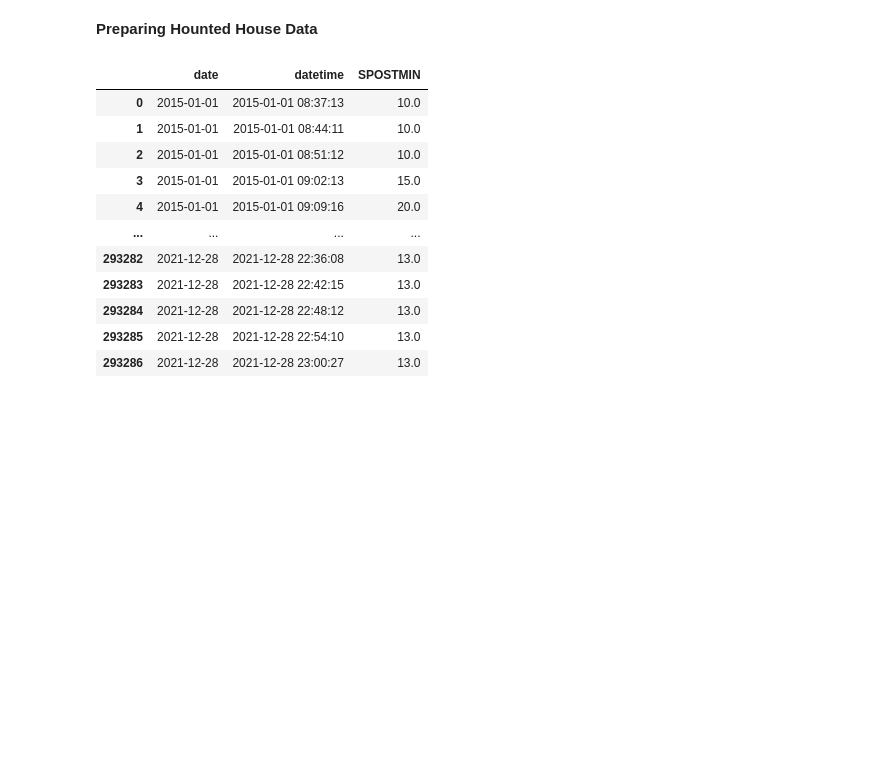
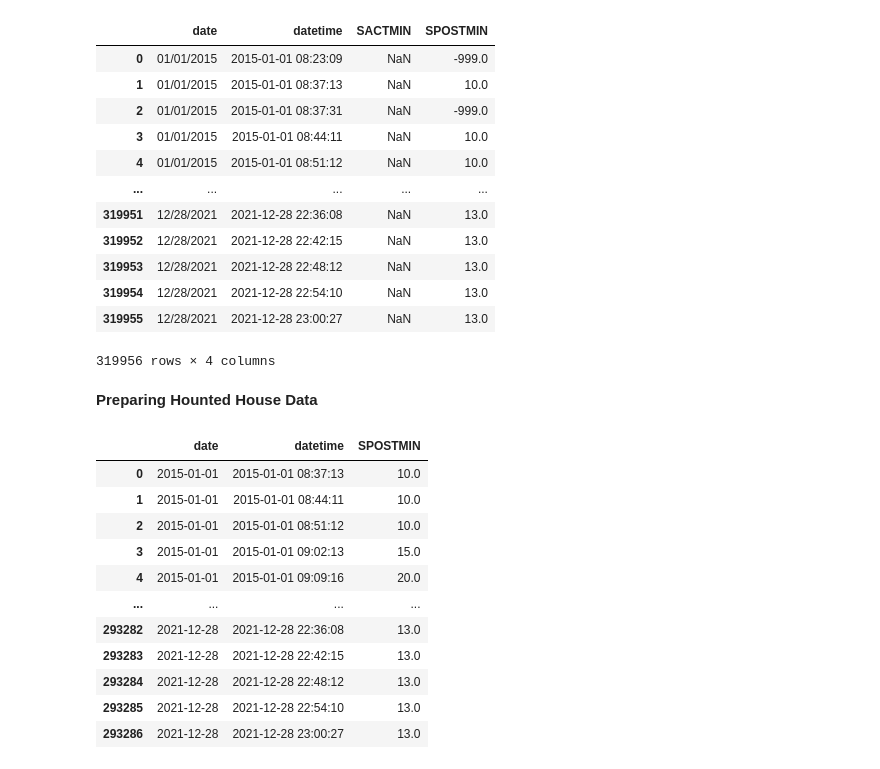
Before and after one commit to Anninam/Project-Disney-World-DSF, a Jupyter notebook: data_cleaning copy 3.ipynb, the cells around one changed output. Saved outputs shown, nothing was run; the diff lists cells and outputs as text; code cells hidden in the pictures; blank space fills up the shorter version.

```diff
--- a/data_cleaning copy 3.ipynb
+++ b/data_cleaning copy 3.ipynb
@@ -15,3 +27,19 @@ metadata.shape
+# %%
+hauntedhouse
+# %% [output]
+|  | date | datetime | SACTMIN | SPOSTMIN |
+| 0 | 01/01/2015 | 2015-01-01 08:23:09 | NaN | -999.0 |
+| 1 | 01/01/2015 | 2015-01-01 08:37:13 | NaN | 10.0 |
+| 2 | 01/01/2015 | 2015-01-01 08:37:31 | NaN | -999.0 |
+| 3 | 01/01/2015 | 2015-01-01 08:44:11 | NaN | 10.0 |
+| 4 | 01/01/2015 | 2015-01-01 08:51:12 | NaN | 10.0 |
+| ... | ... | ... | ... | ... |
+| 319951 | 12/28/2021 | 2021-12-28 22:36:08 | NaN | 13.0 |
+| 319952 | 12/28/2021 | 2021-12-28 22:42:15 | NaN | 13.0 |
+| 319953 | 12/28/2021 | 2021-12-28 22:48:12 | NaN | 13.0 |
+| 319954 | 12/28/2021 | 2021-12-28 22:54:10 | NaN | 13.0 |
+| 319955 | 12/28/2021 | 2021-12-28 23:00:27 | NaN | 13.0 |
+319956 rows × 4 columns
 # %% [markdown]
 **Preparing Hounted House Data**
 # %%
```
Also changed, not shown: parts of 10 cells of this notebook.
